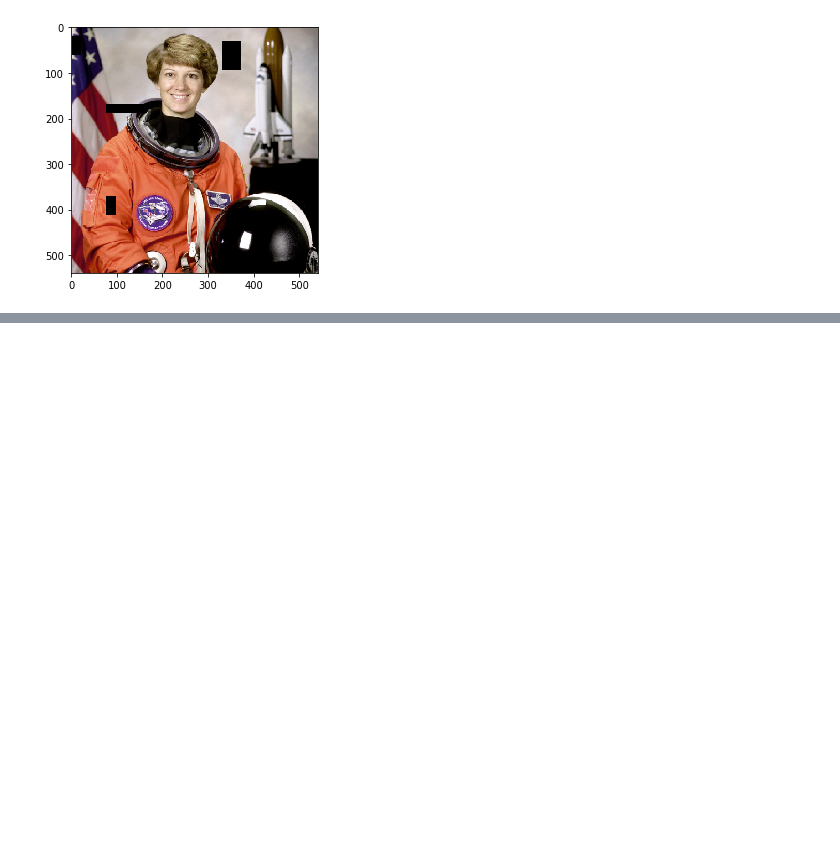
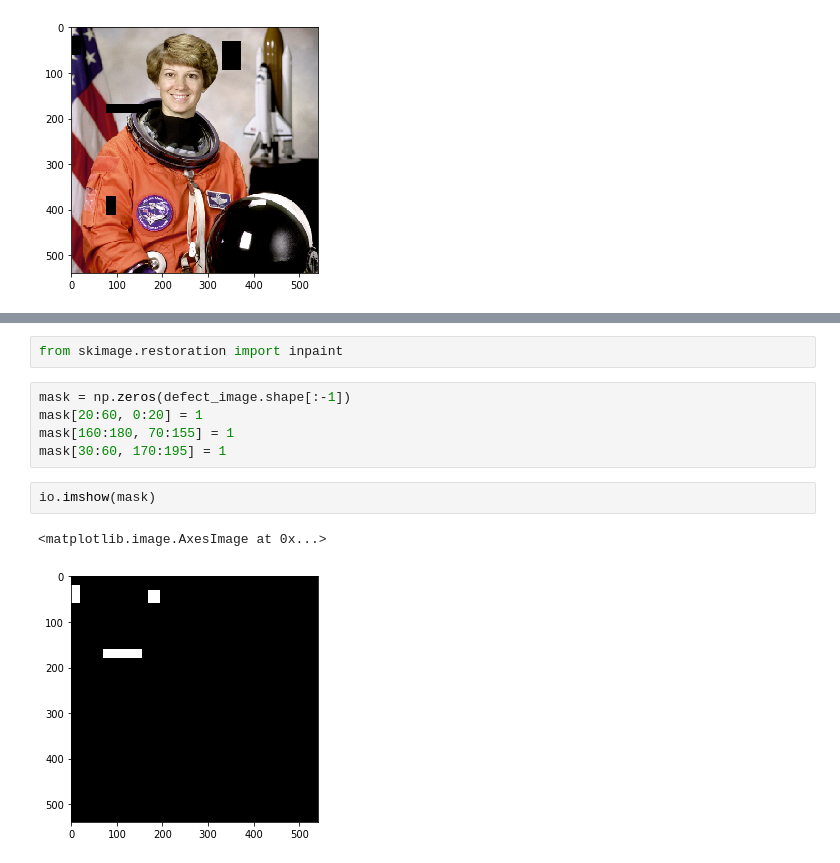
Before and after one commit to juansantateresa/Image_Processing, a Jupyter notebook: Image Restoration.ipynb, the cells around one changed output, grey strips where cells are left out. Saved outputs shown, nothing was run; the diff lists cells and outputs as text; blank space fills up the shorter version.

Commit message:
mask issue

```diff
--- a/Image Restoration.ipynb
+++ b/Image Restoration.ipynb
@@ -15,0 +43,12 @@ io.imshow(defect_image)
+# %%
+from skimage.restoration import inpaint
+# %%
+mask = np.zeros(defect_image.shape[:-1])
+mask[20:60, 0:20] = 1
+mask[160:180, 70:155] = 1
+mask[30:60, 170:195] = 1
+# %%
+io.imshow(mask)
+# %% [output]
+<matplotlib.image.AxesImage at 0x...>
+[figure, added]
```
Also changed, not shown: parts of 6 cells of this notebook.
